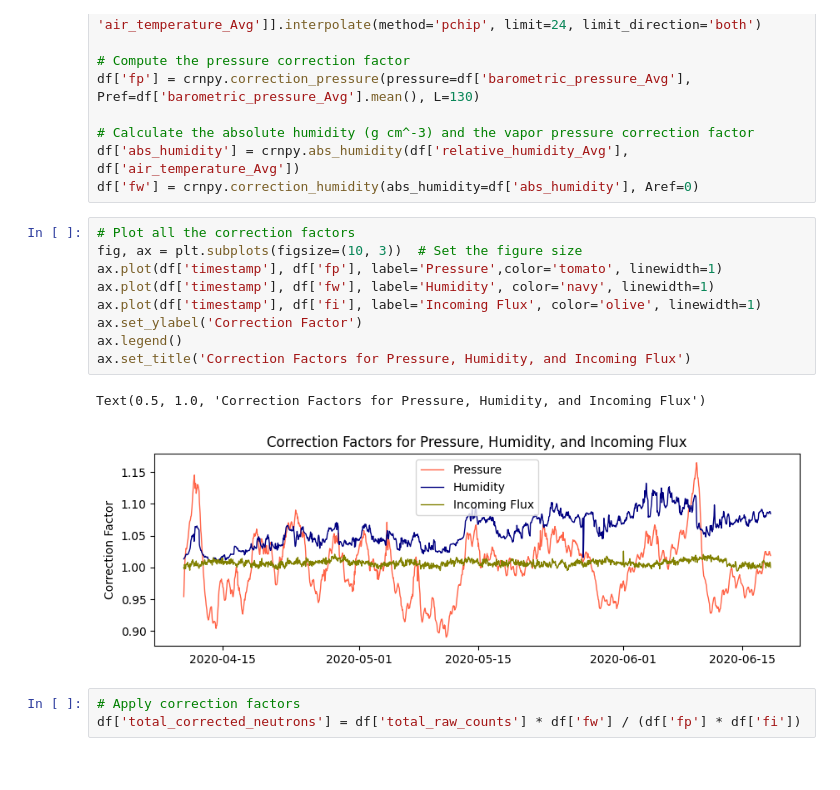
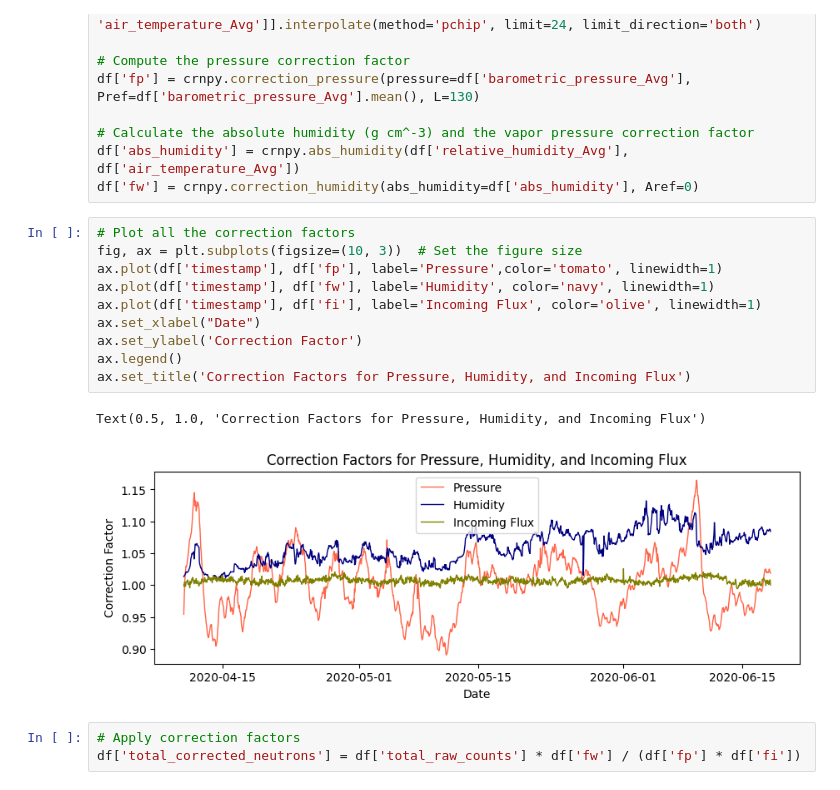
Before and after one commit to soilwater/crnpy, a Jupyter notebook: examples/stationary/example_RDT_station/example_RDT_station.ipynb, the cells around one changed output. Drawn from its saved outputs; the diff is of its cells as text.

```diff
--- a/examples/stationary/example_RDT_station/example_RDT_station.ipynb
+++ b/examples/stationary/example_RDT_station/example_RDT_station.ipynb
@@ -136,15 +137,16 @@ df['fw'] = crnpy.correction_humidity(abs_humidity=df['abs_humidity'], Aref=0)
 # %%
 # Plot all the correction factors
 fig, ax = plt.subplots(figsize=(10, 3))  # Set the figure size
 ax.plot(df['timestamp'], df['fp'], label='Pressure',color='tomato', linewidth=1)
 ax.plot(df['timestamp'], df['fw'], label='Humidity', color='navy', linewidth=1)
 ax.plot(df['timestamp'], df['fi'], label='Incoming Flux', color='olive', linewidth=1)
+ax.set_xlabel("Date")
 ax.set_ylabel('Correction Factor')
 ax.legend()
 ax.set_title('Correction Factors for Pressure, Humidity, and Incoming Flux')
 # %% [output]
 Text(0.5, 1.0, 'Correction Factors for Pressure, Humidity, and Incoming Flux')
-[figure, old version]
+[figure, new version]
 # %%
 # Apply correction factors
 df['total_corrected_neutrons'] = df['total_raw_counts'] * df['fw'] / (df['fp'] * df['fi'])
```
Also changed, not shown: parts of 5 cells of this notebook, 4 other files.
